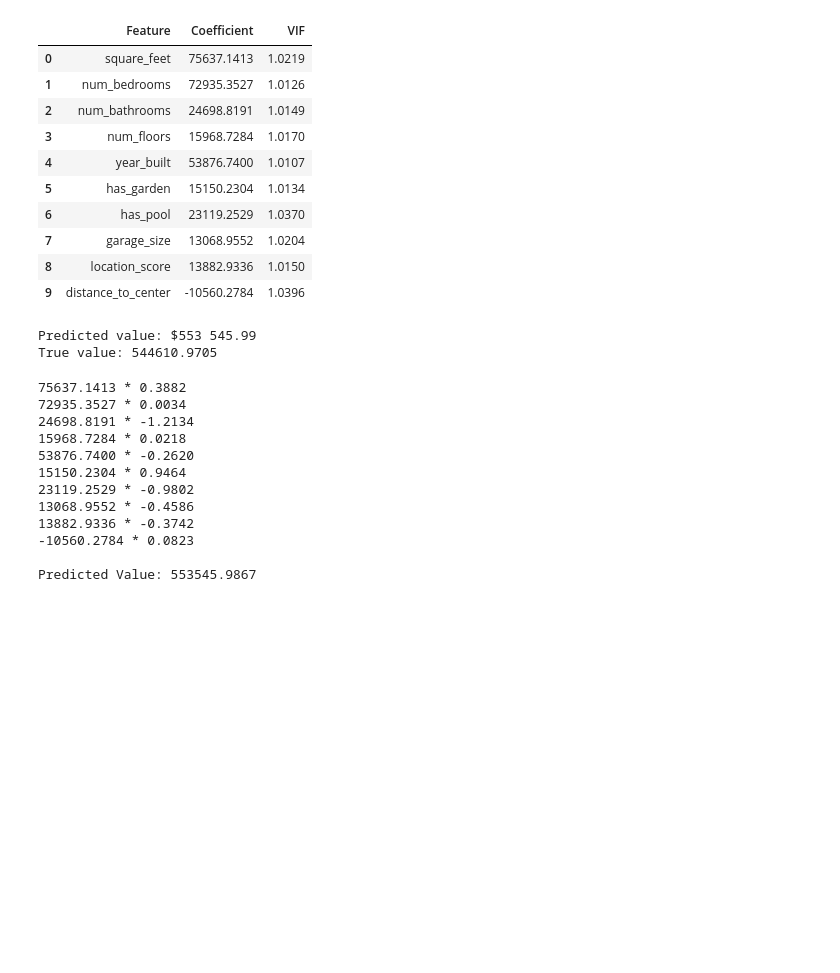
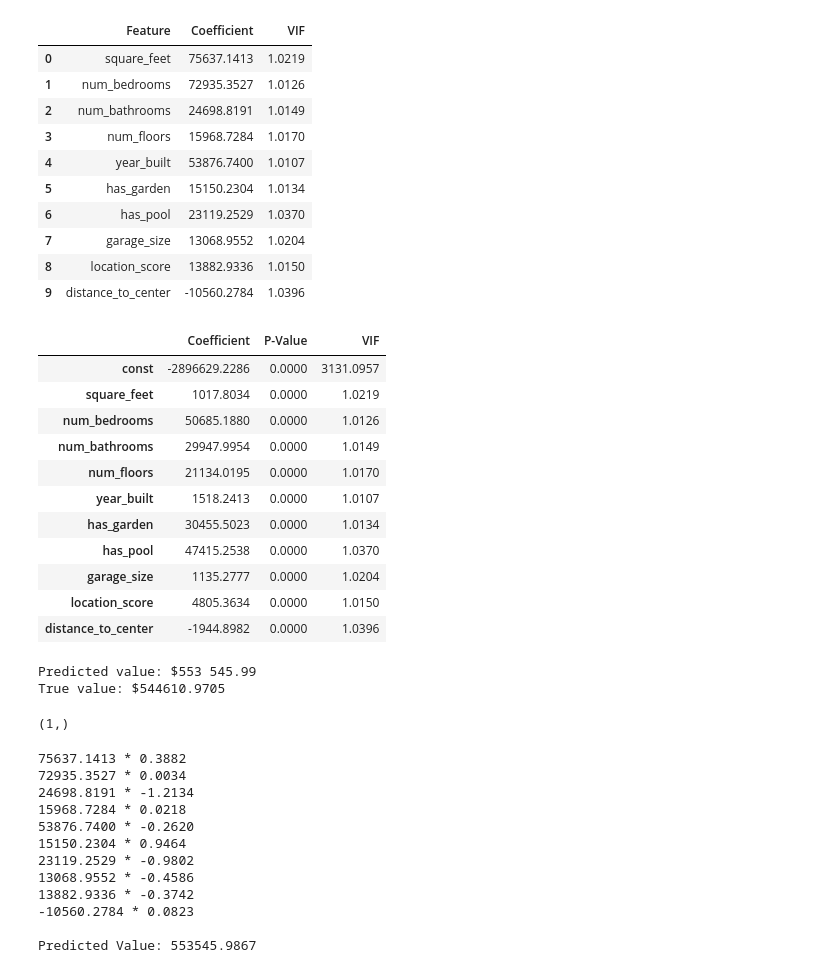
Before and after one commit to Ruben-Boeckx/Linear-Regression, a Jupyter notebook: Linear_regression.ipynb, the cells around one changed output. Cells and saved outputs as stored; diff of their text form; code cells hidden in the pictures; blank space fills up the shorter version.

```diff
--- a/Linear_regression.ipynb
+++ b/Linear_regression.ipynb
@@ -91,0 +165,17 @@ R-squared: 0.970899139169718
+# %%
+from statsmodels.stats.diagnostic import het_breuschpagan
+import statsmodels.api as sm
+
+# Add a constant column (intercept) to X_test_scaled
+X_test_with_const = sm.add_constant(X_test_scaled)
+
+# Perform Breusch-Pagan Test
+bp_test = het_breuschpagan(residuals, X_test_with_const)
+bp_pvalue = bp_test[1]  # Extracting p-value
+
+print(f"Breusch-Pagan Test p-value: {bp_pvalue}")
+
+if bp_pvalue < 0.05:
+    print("Warning: Heteroscedasticity detected (violates constant variance assumption).")
+else:
+    print("No significant heteroscedasticity detected (constant variance assumption holds).")
@@ -117,6 +210,39 @@ coefficients
 | 7 | garage_size | 13068.9552 | 1.0204 |
 | 8 | location_score | 13882.9336 | 1.0150 |
 | 9 | distance_to_center | -10560.2784 | 1.0396 |
+# %%
+import pandas as pd
+import statsmodels.api as sm
+from statsmodels.stats.outliers_influence import variance_inflation_factor
+#pd.set_option('display.float_format', '{:.10f}'.format)
+
+X_with_const = sm.add_constant(X)
+
+model = sm.OLS(y, X_with_const).fit()
+
+coefficients_with_pvalues = pd.DataFrame({
+    "Coefficient": model.params,
+    "P-Value": model.pvalues
+})
+
+vif_values = [variance_inflation_factor(X_with_const.values, i) for i in range(X_with_const.shape[1])]
+
+coefficients_with_pvalues["VIF"] = vif_values
+
+coefficients_with_pvalues
+# %% [output]
+|  | Coefficient | P-Value | VIF |
+| const | -2896629.2286 | 0.0000 | 3131.0957 |
+| square_feet | 1017.8034 | 0.0000 | 1.0219 |
+| num_bedrooms | 50685.1880 | 0.0000 | 1.0126 |
+| num_bathrooms | 29947.9954 | 0.0000 | 1.0149 |
+| num_floors | 21134.0195 | 0.0000 | 1.0170 |
+| year_built | 1518.2413 | 0.0000 | 1.0107 |
+| has_garden | 30455.5023 | 0.0000 | 1.0134 |
+| has_pool | 47415.2538 | 0.0000 | 1.0370 |
+| garage_size | 1135.2777 | 0.0000 | 1.0204 |
+| location_score | 4805.3634 | 0.0000 | 1.0150 |
+| distance_to_center | -1944.8982 | 0.0000 | 1.0396 |
 # %%
 X_test_scaled_df = pd.DataFrame(X_test_scaled, columns=X.columns)
 X_test_scaled_df.index = X_test.index
@@ -129,10 +255,14 @@ true_index = record.name
 true_value = y_test.loc[true_index]
 
 print(f"Predicted value: ${y_pred[0]:,.2f}".replace(","," "))
-print(f"True value: {true_value:.4f}")
+print(f"True value: ${true_value:.2f}".replace(","," "))
 # %% [output]
 Predicted value: $553 545.99
-True value: 544610.9705
+True value: $544610.9705
+# %%
+y_pred.shape
+# %% [output]
+(1,)
 # %%
 record = X_test_scaled_df.iloc[21]
 predicted_value = intercept_reg + (record * coefficients.set_index("Feature")["Coefficient"]).sum()
```
Also changed, not shown: parts of 6 cells of this notebook.
